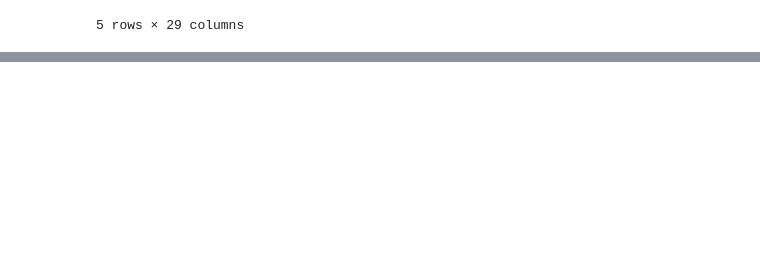
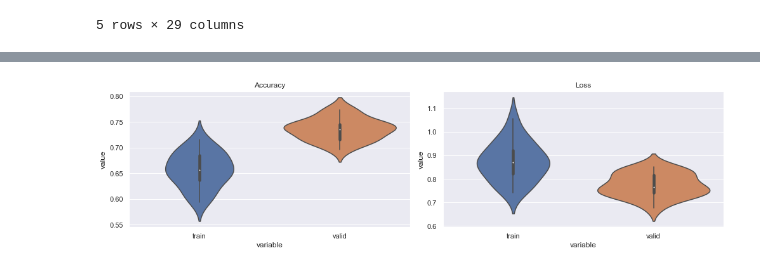
Before and after one commit to nizamajem/Batik-Recognition-MobileNetv2, a Jupyter notebook: extrasi-ciri-batik_and _recognition.ipynb, the cells around one changed output, grey strips where cells are left out. Drawn from its saved outputs; the diff is of its cells as text; code cells hidden in the pictures; blank space fills up the shorter version.

```diff
--- a/extrasi-ciri-batik_and _recognition.ipynb
+++ b/extrasi-ciri-batik_and _recognition.ipynb
@@ -320,0 +472,6 @@ df.head()
+# %%
+EPOCH = 20
+history = model.fit(train_dataset,
+        epochs=EPOCH,
+        validation_data=validation_dataset,
+        verbose = 1)
@@ -320,0 +496,20 @@ df.head()
+# %%
+import pandas as pd
+df_accu = pd.DataFrame({'train': history.history['accuracy'], 'valid': history.history['val_accuracy']})
+df_loss = pd.DataFrame({'train': history.history['loss'], 'valid': history.history['val_loss']})
+
+fig = plt.figure(0, (14, 4))
+ax = plt.subplot(1, 2, 1)
+sns.violinplot(x="variable", y="value", data=pd.melt(df_accu), showfliers=False)
+plt.title('Accuracy')
+plt.tight_layout()
+
+ax = plt.subplot(1, 2, 2)
+sns.violinplot(x="variable", y="value", data=pd.melt(df_loss), showfliers=False)
+plt.title('Loss')
+plt.tight_layout()
+
+plt.savefig('performance_dist.png')
+plt.show()
+# %% [output]
+[figure, added]
```
Also changed, not shown: parts of 24 cells of this notebook.
